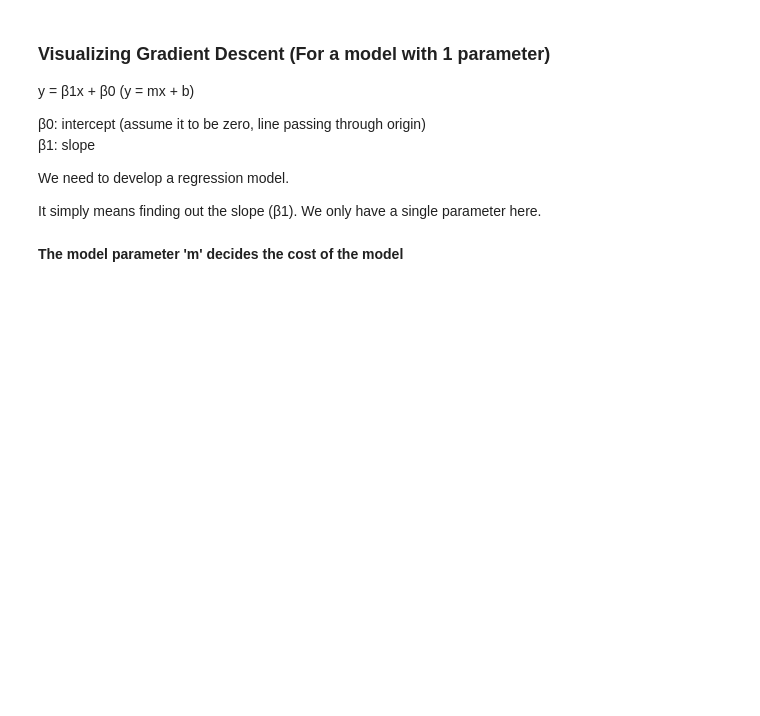
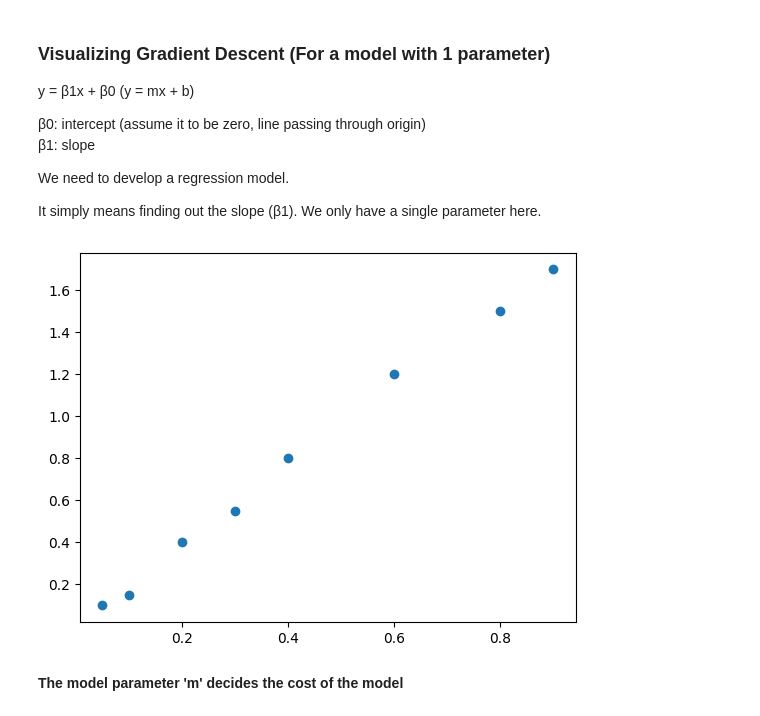
Before and after one commit to k26rahul/dl-and-genai, a Jupyter notebook: week-1/gradient-descent.ipynb, the cells around one changed output. Saved outputs shown, nothing was run; the diff lists cells and outputs as text; code cells hidden in the pictures; blank space fills up the shorter version.

```diff
--- a/week-1/gradient-descent.ipynb
+++ b/week-1/gradient-descent.ipynb
@@ -134,7 +134,9 @@ It simply means finding out the slope (β1). We only have a single parameter her
 # %%
 x = np.array([0.05, 0.1, 0.2, 0.3, 0.4, 0.6, 0.8, 0.9])
 y = np.array([0.1, 0.15, 0.4, 0.55, 0.8, 1.2, 1.5, 1.7])
-n = len(x)
+_ = plt.scatter(x, y)
+# %% [output]
+[figure, added]
 # %% [markdown]
 **The model parameter 'm' decides the cost of the model**
 # %%
```
Also changed, not shown: parts of 19 cells of this notebook.
